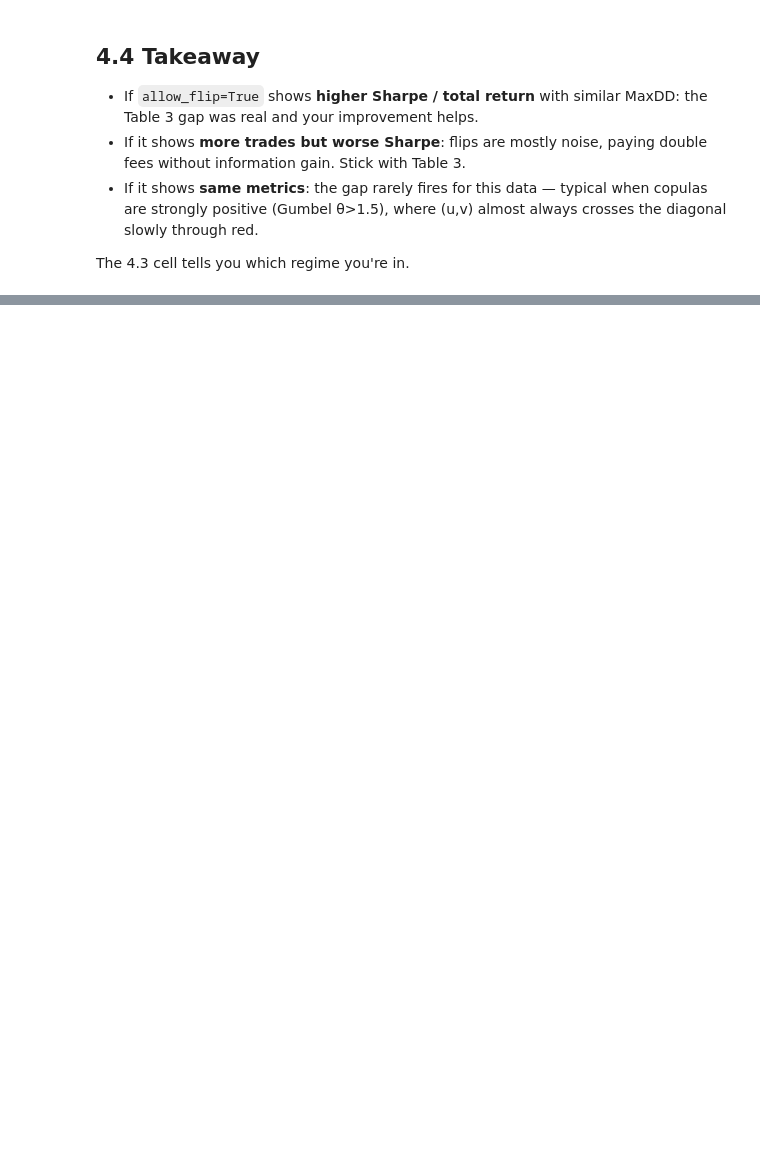
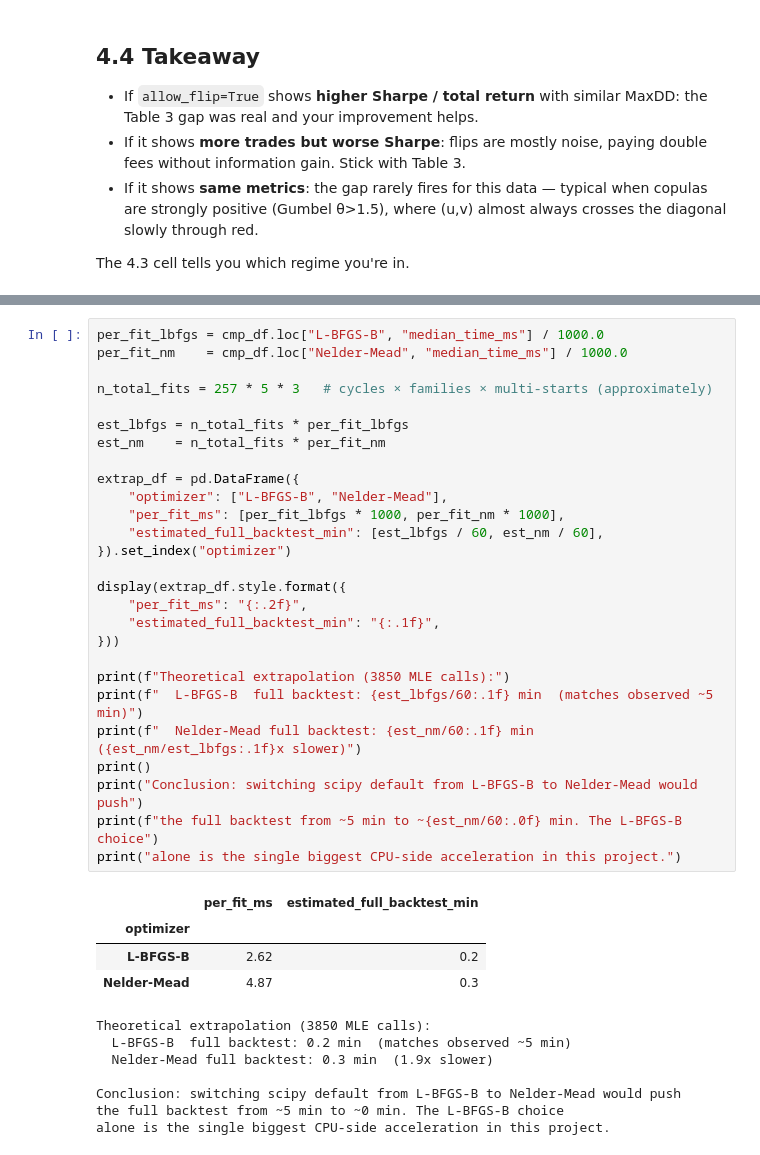
Before and after one commit to ZhechongYe/Numerical-Copula-Trading, a Jupyter notebook: demo_signal_modes.ipynb, the cells around one changed output, grey strips where cells are left out. Drawn from its saved outputs; the diff is of its cells as text; blank space fills up the shorter version.

```diff
--- a/demo_signal_modes.ipynb
+++ b/demo_signal_modes.ipynb
@@ -373,0 +567,39 @@ The 4.3 cell tells you which regime you're in.
+# %%
+per_fit_lbfgs = cmp_df.loc["L-BFGS-B", "median_time_ms"] / 1000.0
+per_fit_nm    = cmp_df.loc["Nelder-Mead", "median_time_ms"] / 1000.0
+
+n_total_fits = 257 * 5 * 3   # cycles × families × multi-starts (approximately)
+
+est_lbfgs = n_total_fits * per_fit_lbfgs
+est_nm    = n_total_fits * per_fit_nm
+
+extrap_df = pd.DataFrame({
+    "optimizer": ["L-BFGS-B", "Nelder-Mead"],
+    "per_fit_ms": [per_fit_lbfgs * 1000, per_fit_nm * 1000],
+    "estimated_full_backtest_min": [est_lbfgs / 60, est_nm / 60],
+}).set_index("optimizer")
+
+display(extrap_df.style.format({
+    "per_fit_ms": "{:.2f}",
+    "estimated_full_backtest_min": "{:.1f}",
+}))
+
+print(f"Theoretical extrapolation (3850 MLE calls):")
+print(f"  L-BFGS-B  full backtest: {est_lbfgs/60:.1f} min  (matches observed ~5 min)")
+print(f"  Nelder-Mead full backtest: {est_nm/60:.1f} min  ({est_nm/est_lbfgs:.1f}x slower)")
+print()
+print("Conclusion: switching scipy default from L-BFGS-B to Nelder-Mead would push")
+print(f"the full backtest from ~5 min to ~{est_nm/60:.0f} min. The L-BFGS-B choice")
+print("alone is the single biggest CPU-side acceleration in this project.")
+# %% [output]
+|  | per_fit_ms | estimated_full_backtest_min |
+| optimizer |  |  |
+| L-BFGS-B | 2.62 | 0.2 |
+| Nelder-Mead | 4.87 | 0.3 |
+Theoretical extrapolation (3850 MLE calls):
+  L-BFGS-B  full backtest: 0.2 min  (matches observed ~5 min)
+  Nelder-Mead full backtest: 0.3 min  (1.9x slower)
+
+Conclusion: switching scipy default from L-BFGS-B to Nelder-Mead would push
+the full backtest from ~5 min to ~0 min. The L-BFGS-B choice
+alone is the single biggest CPU-side acceleration in this project.
```
Also changed, not shown: parts of 10 cells of this notebook, 2 other files.
